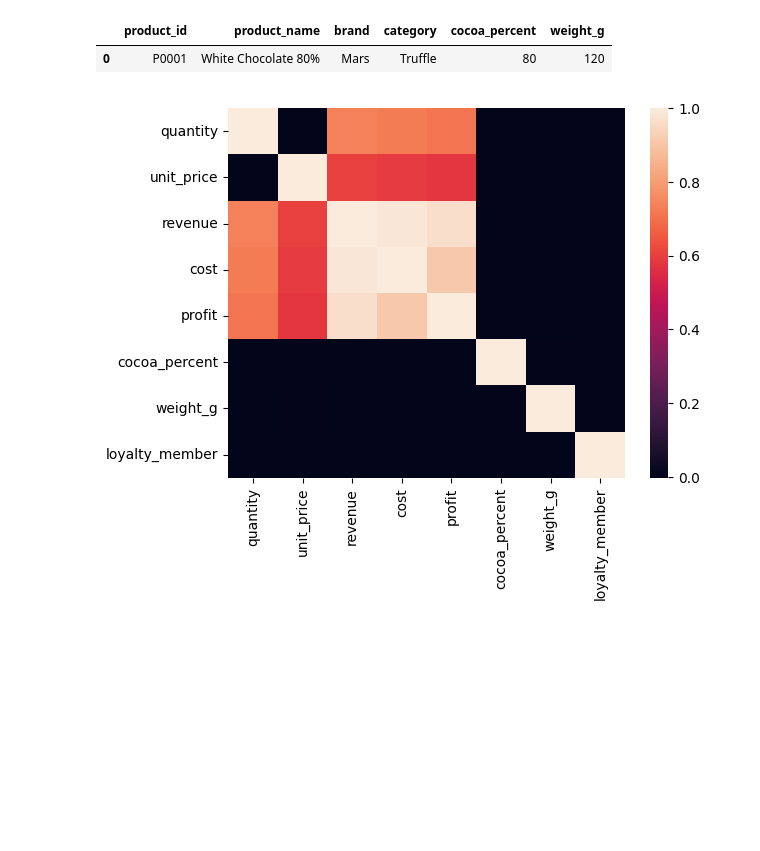
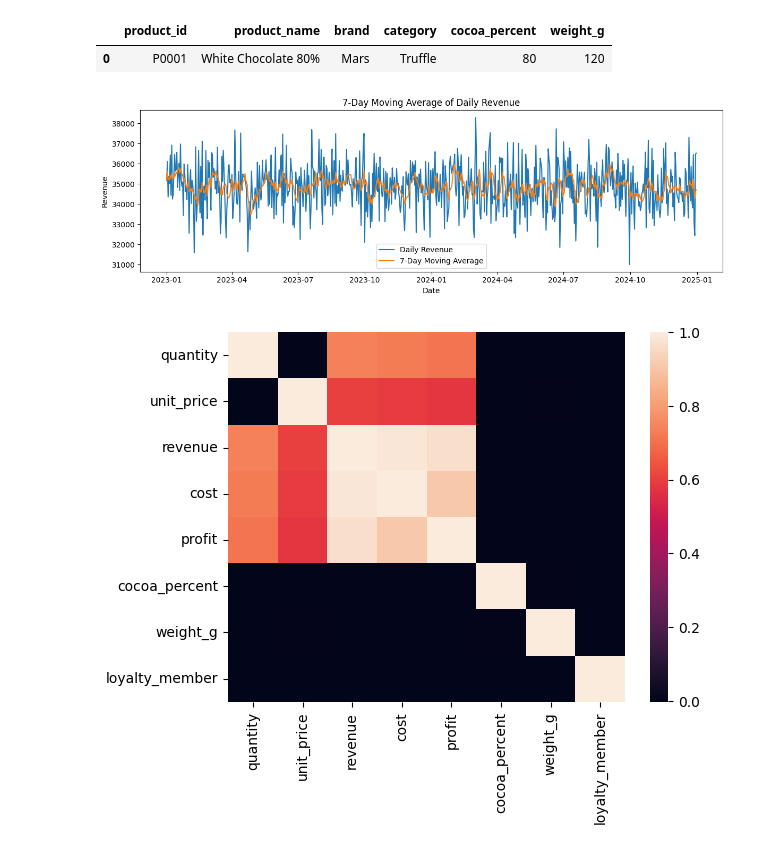
Before and after one commit to GeorgeFrezerMakina/Data-Analysis-Portifolio, a Jupyter notebook: chocolate-sales-analysis/chocolate-sales-analysis.ipynb, the cells around one changed output. Drawn from its saved outputs; the diff is of its cells as text; code cells hidden in the pictures; blank space fills up the shorter version.

Commit message:
analysed 7-day moving average revenue

```diff
--- a/chocolate-sales-analysis/chocolate-sales-analysis.ipynb
+++ b/chocolate-sales-analysis/chocolate-sales-analysis.ipynb
@@ -514,6 +513,26 @@ products_df.head(1)
 # %% [output]
 |  | product_id | product_name | brand | category | cocoa_percent | weight_g |
 | 0 | P0001 | White Chocolate 80% | Mars | Truffle | 80 | 120 |
+# %%
+daily_data = sales_df.groupby("order_date")["revenue"].sum().reset_index().sort_values("order_date")
+daily_data["weekly_ma"] = daily_data["revenue"].rolling(
+    window = 7,
+    min_periods = 1,
+    center = False
+).mean()
+fig, ax = plt.subplots(figsize=(12,4))
+plt.plot(
+    daily_data["order_date"],
+    daily_data[["revenue", "weekly_ma"]],
+    label=["Daily Revenue", "7-Day Moving Average"]
+)
+plt.xlabel("Date")
+plt.ylabel("Revenue")
+plt.title("7-Day Moving Average of Daily Revenue")
+plt.legend()
+plt.tight_layout();
+# %% [output]
+[figure, added]
 # %%
 customers_df = dataframes["customers.csv"]
 conn.register("customers", customers_df)
```
Also changed, not shown: parts of 6 cells of this notebook.
